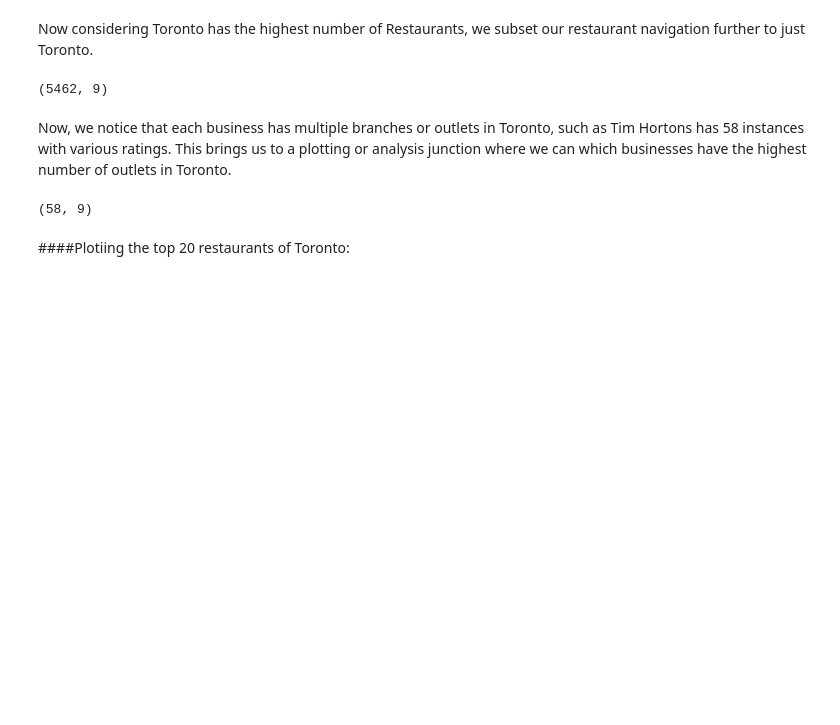
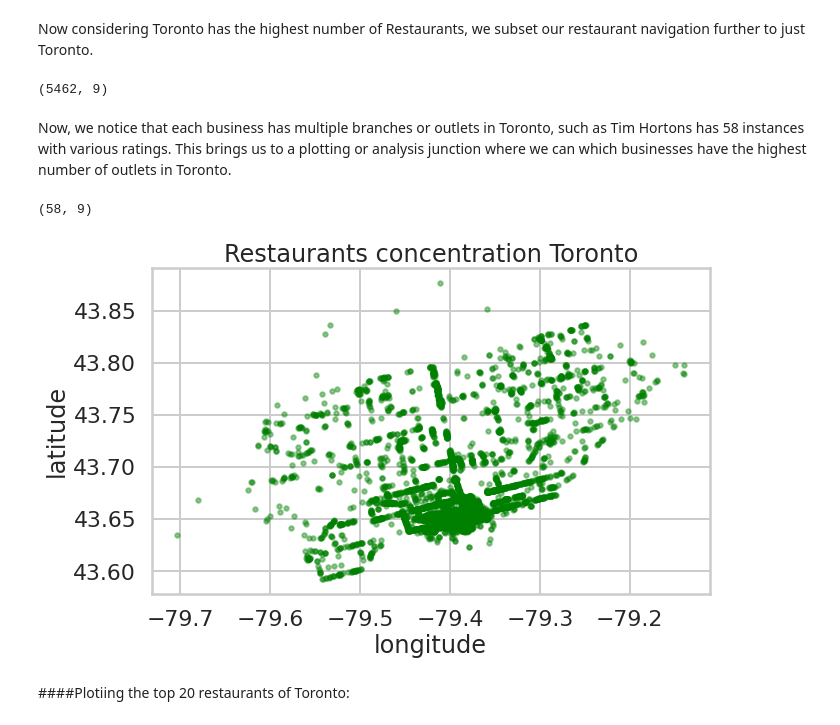
Before and after one commit to abarpan3/Project_ML_1, a Jupyter notebook: Bitan/Projet_Yelp.ipynb, the cells around one changed output. Cells and saved outputs as stored; diff of their text form; code cells hidden in the pictures; blank space fills up the shorter version.

```diff
--- a/Bitan/Projet_Yelp.ipynb
+++ b/Bitan/Projet_Yelp.ipynb
@@ -103,6 +119,27 @@ Now, we notice that each business has multiple branches or outlets in Toronto, s
 toronto_df[toronto_df.name=='Tim Hortons'].shape
 # %% [output]
 (58, 9)
+# %%
+f, ax = plt.subplots(1, 1, figsize=(10,6))
+
+#coordinates for Toronto
+lat_t = 43.6532
+lon_t = -79.3832
+
+lon_t_min, lon_t_max = lon_t-0.5,lon_t+0.5
+lat_t_min, lat_t_max = lat_t-0.5,lat_t+0.5
+
+#subset the data
+map_=toronto_df[(toronto_df["longitude"]>lon_t_min) & (toronto_df["longitude"]<lon_t_max) &\
+                    (toronto_df["latitude"]>lat_t_min) & (toronto_df["latitude"]<lat_t_max)]
+
+#plot
+map_.plot(kind='scatter', x='longitude', y='latitude',
+                color='green',alpha=0.4, ax=ax)
+ax.grid('off')
+ax.set_title("Restaurants concentration Toronto");
+# %% [output]
+[figure, added]
 # %% [markdown]
 ####Plotiing the top 20 restaurants of Toronto:
 # %%
```
Also changed, not shown: parts of 20 cells of this notebook.
